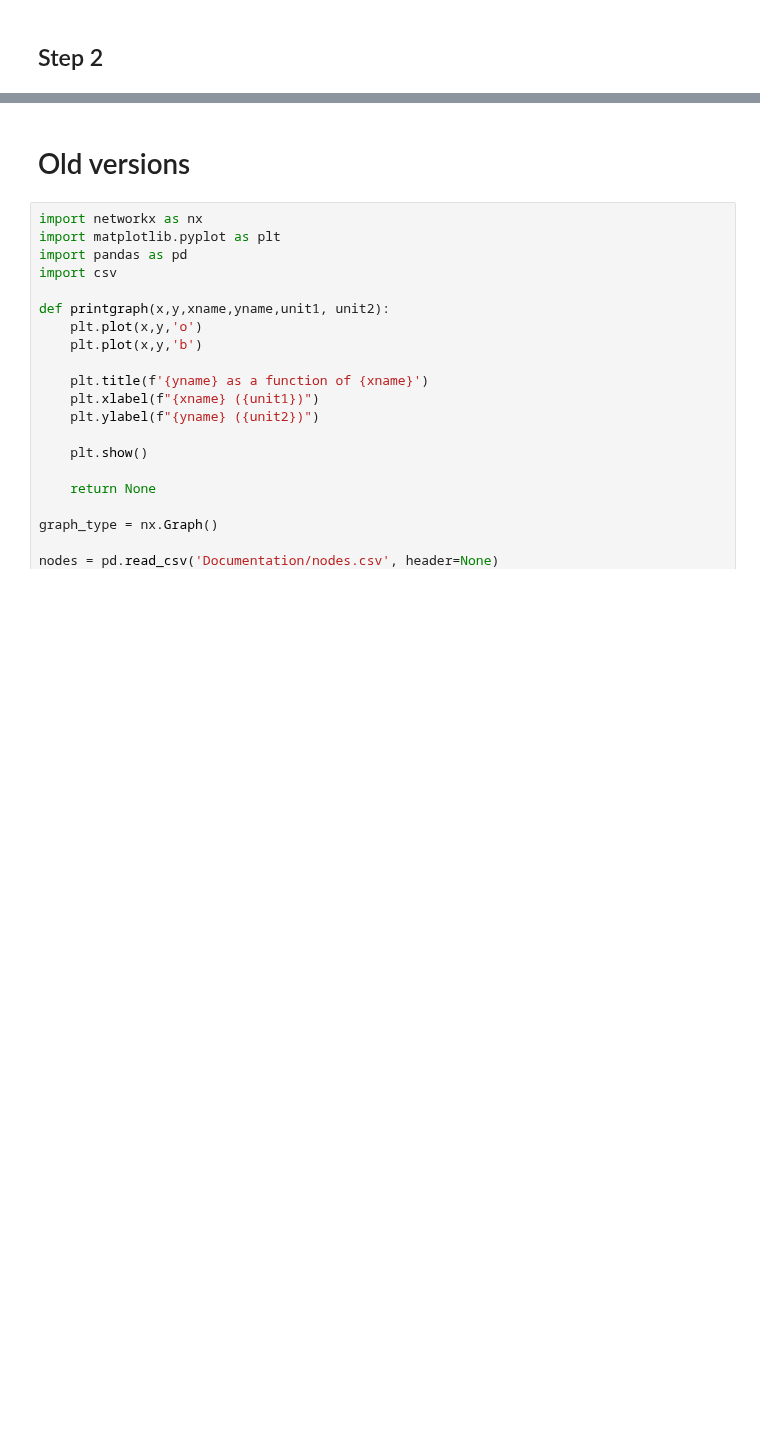
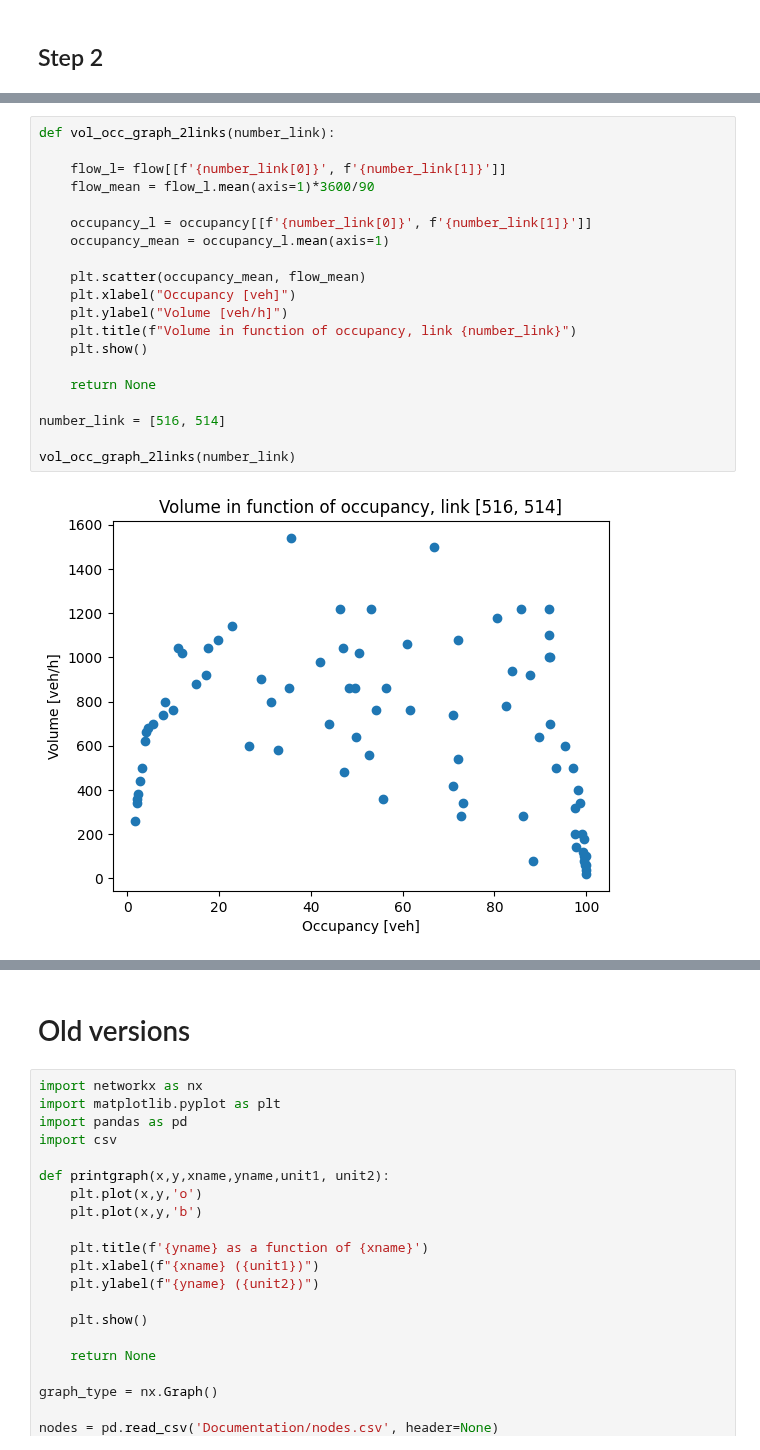
Before and after one commit to s221568/Trafic, a Jupyter notebook: Lab 1/Lab1JE.ipynb, the cells around one changed output, grey strips where cells are left out. Cells and saved outputs as stored; diff of their text form; blank space fills up the shorter version.

```diff
--- a/Lab 1/Lab1JE.ipynb
+++ b/Lab 1/Lab1JE.ipynb
@@ -45,0 +69,22 @@ plt.show()
+# %%
+def vol_occ_graph_2links(number_link):
+
+    flow_l= flow[[f'{number_link[0]}', f'{number_link[1]}']]
+    flow_mean = flow_l.mean(axis=1)*3600/90
+
+    occupancy_l = occupancy[[f'{number_link[0]}', f'{number_link[1]}']]
+    occupancy_mean = occupancy_l.mean(axis=1)
+
+    plt.scatter(occupancy_mean, flow_mean)
+    plt.xlabel("Occupancy [veh]")
+    plt.ylabel("Volume [veh/h]")
+    plt.title(f"Volume in function of occupancy, link {number_link}")
+    plt.show()
+
+    return None
+
+number_link = [516, 514]
+
+vol_occ_graph_2links(number_link)
+# %% [output]
+[figure, added]
```
Also changed, not shown: parts of 6 cells of this notebook.
